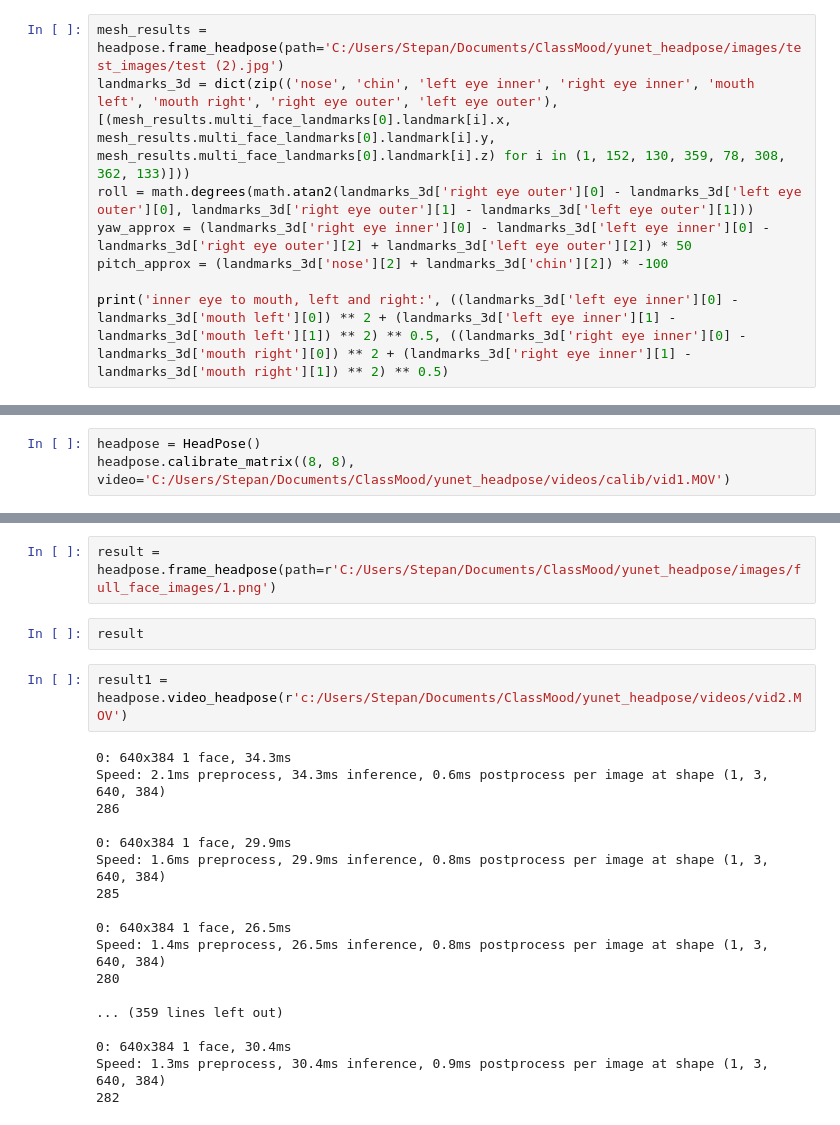
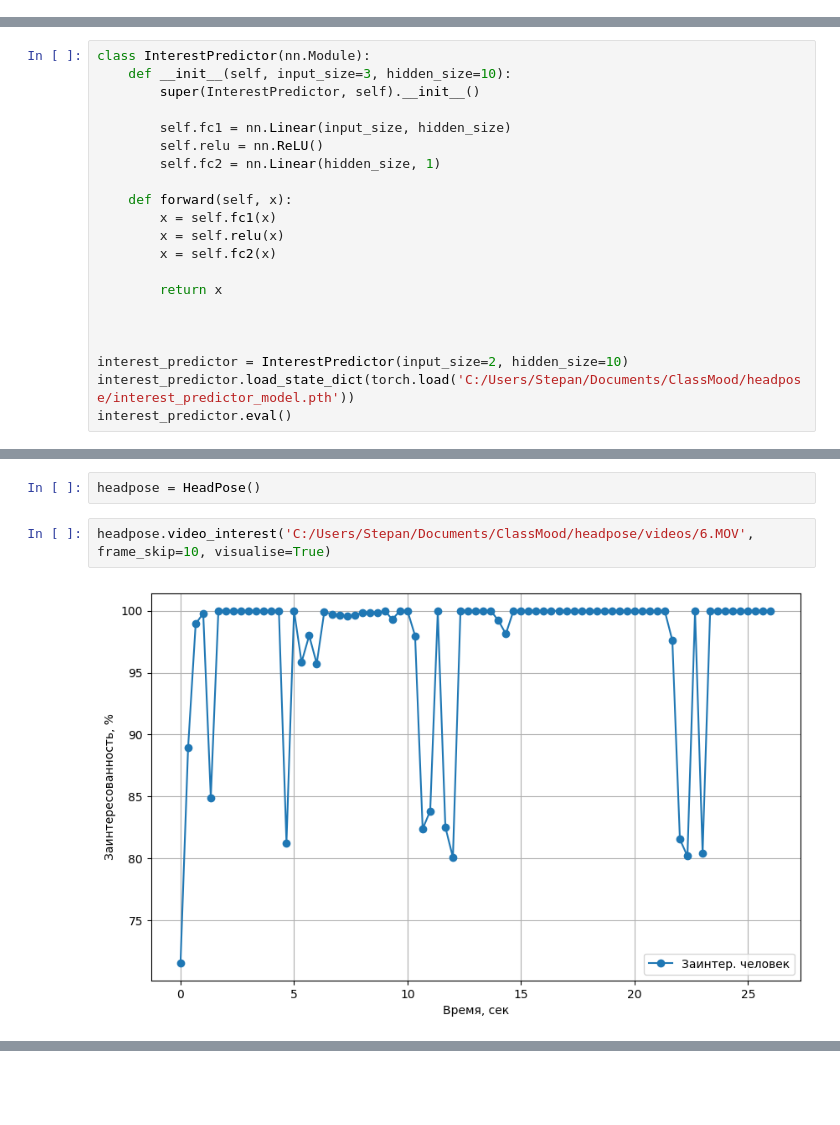
Before and after one commit to rainyra1n/ClassMood-, a Jupyter notebook: headpose.ipynb, the cells around one changed output, grey strips where cells are left out. Drawn from its saved outputs; the diff is of its cells as text; blank space fills up the shorter version.

Commit message:
Added interest prediction via ML-model

```diff
--- a/headpose.ipynb
+++ b/headpose.ipynb
@@ -140,8 +7,0 @@ Speed: 2.2ms preprocess, 27.4ms inference, 1.3ms postprocess per image at shape
-# %%
-mesh_results = headpose.frame_headpose(path='C:/Users/Stepan/Documents/ClassMood/yunet_headpose/images/test_images/test (2).jpg')
-landmarks_3d = dict(zip(('nose', 'chin', 'left eye inner', 'right eye inner', 'mouth left', 'mouth right', 'right eye outer', 'left eye outer'), [(mesh_results.multi_face_landmarks[0].landmark[i].x, mesh_results.multi_face_landmarks[0].landmark[i].y, mesh_results.multi_face_landmarks[0].landmark[i].z) for i in (1, 152, 130, 359, 78, 308, 362, 133)]))
-roll = math.degrees(math.atan2(landmarks_3d['right eye outer'][0] - landmarks_3d['left eye outer'][0], landmarks_3d['right eye outer'][1] - landmarks_3d['left eye outer'][1]))
-yaw_approx = (landmarks_3d['right eye inner'][0] - landmarks_3d['left eye inner'][0] - landmarks_3d['right eye outer'][2] + landmarks_3d['left eye outer'][2]) * 50
-pitch_approx = (landmarks_3d['nose'][2] + landmarks_3d['chin'][2]) * -100
-
-print('inner eye to mouth, left and right:', ((landmarks_3d['left eye inner'][0] - landmarks_3d['mouth left'][0]) ** 2 + (landmarks_3d['left eye inner'][1] - landmarks_3d['mouth left'][1]) ** 2) ** 0.5, ((landmarks_3d['right eye inner'][0] - landmarks_3d['mouth right'][0]) ** 2 + (landmarks_3d['right eye inner'][1] - landmarks_3d['mouth right'][1]) ** 2) ** 0.5)
@@ -151,0 +8,21 @@ inner eye to mouth, left and right: 0.4470449854166757 0.384401154430455
+# %%
+class InterestPredictor(nn.Module):
+    def __init__(self, input_size=3, hidden_size=10):
+        super(InterestPredictor, self).__init__()
+
+        self.fc1 = nn.Linear(input_size, hidden_size)
+        self.relu = nn.ReLU()
+        self.fc2 = nn.Linear(hidden_size, 1)
+
+    def forward(self, x):
+        x = self.fc1(x)
+        x = self.relu(x)
+        x = self.fc2(x)
+
+        return x
+
+
+
+interest_predictor = InterestPredictor(input_size=2, hidden_size=10)
+interest_predictor.load_state_dict(torch.load('C:/Users/Stepan/Documents/ClassMood/headpose/interest_predictor_model.pth'))
+interest_predictor.eval()
@@ -152,3 +116,6 @@ inner eye to mouth, left and right: 0.4470449854166757 0.384401154430455
+# %%
+headpose = HeadPose()
 # %%
-headpose = HeadPose()
-headpose.calibrate_matrix((8, 8), video='C:/Users/Stepan/Documents/ClassMood/yunet_headpose/videos/calib/vid1.MOV')
+headpose.video_interest('C:/Users/Stepan/Documents/ClassMood/headpose/videos/6.MOV', frame_skip=10, visualise=True)
+# %% [output]
+[figure, added]
@@ -155,24 +138,0 @@ headpose.calibrate_matrix((8, 8), video='C:/Users/Stepan/Documents/ClassMood/yun
-# %%
-result = headpose.frame_headpose(path=r'C:/Users/Stepan/Documents/ClassMood/yunet_headpose/images/full_face_images/1.png')
-# %%
-result
-# %%
-result1 = headpose.video_headpose(r'c:/Users/Stepan/Documents/ClassMood/yunet_headpose/videos/vid2.MOV')
-# %% [output]
-0: 640x384 1 face, 34.3ms
-Speed: 2.1ms preprocess, 34.3ms inference, 0.6ms postprocess per image at shape (1, 3, 640, 384)
-286
-
-0: 640x384 1 face, 29.9ms
-Speed: 1.6ms preprocess, 29.9ms inference, 0.8ms postprocess per image at shape (1, 3, 640, 384)
-285
-
-0: 640x384 1 face, 26.5ms
-Speed: 1.4ms preprocess, 26.5ms inference, 0.8ms postprocess per image at shape (1, 3, 640, 384)
-280
-
-... (359 lines left out)
-
-0: 640x384 1 face, 30.4ms
-Speed: 1.3ms preprocess, 30.4ms inference, 0.9ms postprocess per image at shape (1, 3, 640, 384)
-282
```
Also changed, not shown: parts of 9 cells of this notebook, 1 other file.
